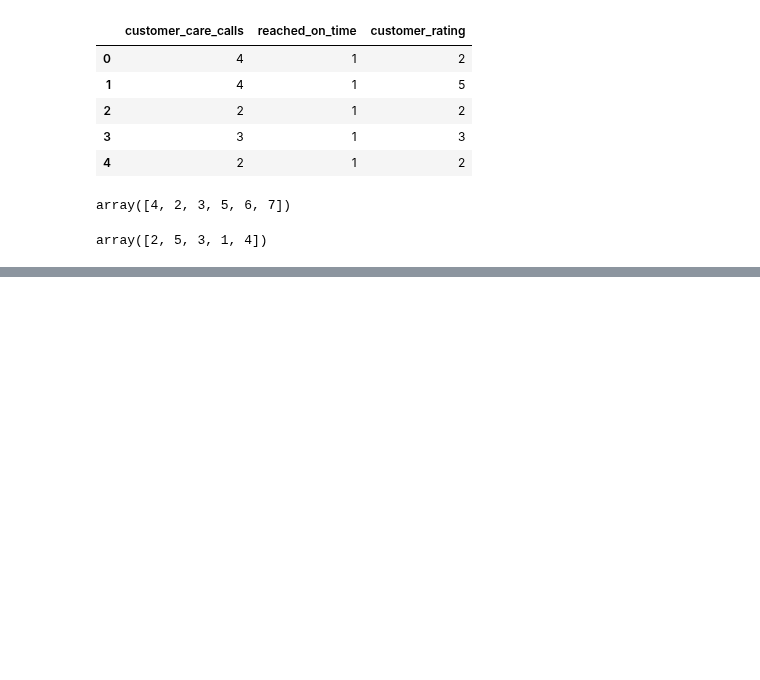
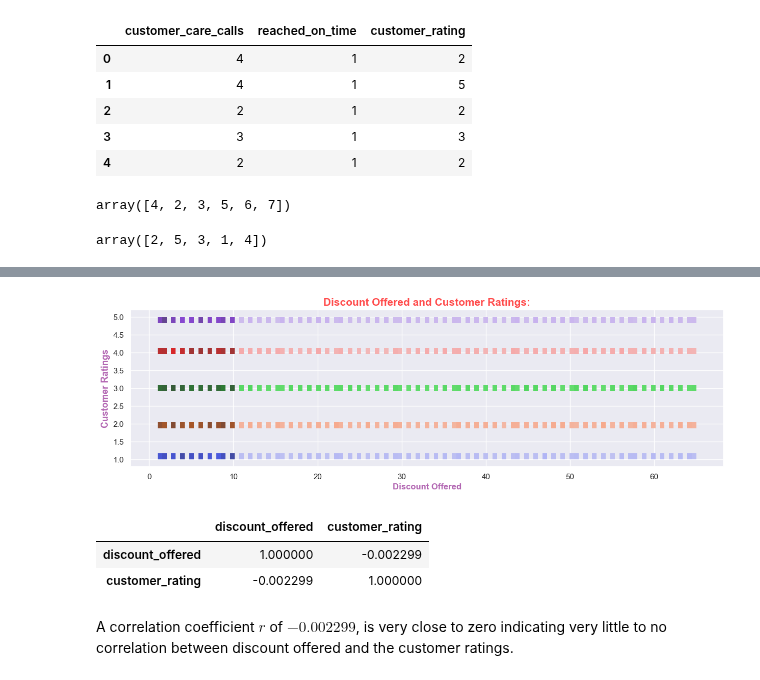
Before and after one commit to rajesh-coventry/Projects, a Jupyter notebook: 02_Data_Visuallization/05_E-Commerce_Shipping/02_Reasons_Behind_Low_Customers_Rating(LCR).ipynb, the cells around one changed output, grey strips where cells are left out. Cells and saved outputs as stored; diff of their text form; code cells hidden in the pictures; blank space fills up the shorter version.

```diff
--- a/02_Data_Visuallization/05_E-Commerce_Shipping/02_Reasons_Behind_Low_Customers_Rating(LCR).ipynb
+++ b/02_Data_Visuallization/05_E-Commerce_Shipping/02_Reasons_Behind_Low_Customers_Rating(LCR).ipynb
@@ -166,0 +278,17 @@ array([2, 5, 3, 1, 4])
+# %%
+plt.figure(figsize= (15, 4))
+sns.histplot(data= data, y= "customer_rating",  x= "discount_offered", palette="bright", hue= "customer_rating", legend= False)
+plt.title("Discount Offered and Customer Ratings:", fontsize= 15, fontweight= "bold", color= "red", loc= "center", alpha= 0.7)
+plt.xlabel("Discount Offered", fontsize= 12, fontweight= "bold", color= "purple", alpha= 0.6)
+plt.ylabel("Customer Ratings", fontsize= 13, fontweight= "bold", color= "purple", alpha= 0.6)
+plt.show()
+# %% [output]
+[figure, added]
+# %%
+data[["discount_offered", "customer_rating"]].corr(method= "spearman")
+# %% [output]
+|  | discount_offered | customer_rating |
+| discount_offered | 1.000000 | -0.002299 |
+| customer_rating | -0.002299 | 1.000000 |
+# %% [markdown]
+A correlation coefficient $r$ of $-0.002299$, is very close to zero indicating very little to no correlation between discount offered and the customer ratings.
```
Also changed, not shown: parts of 16 cells of this notebook.
